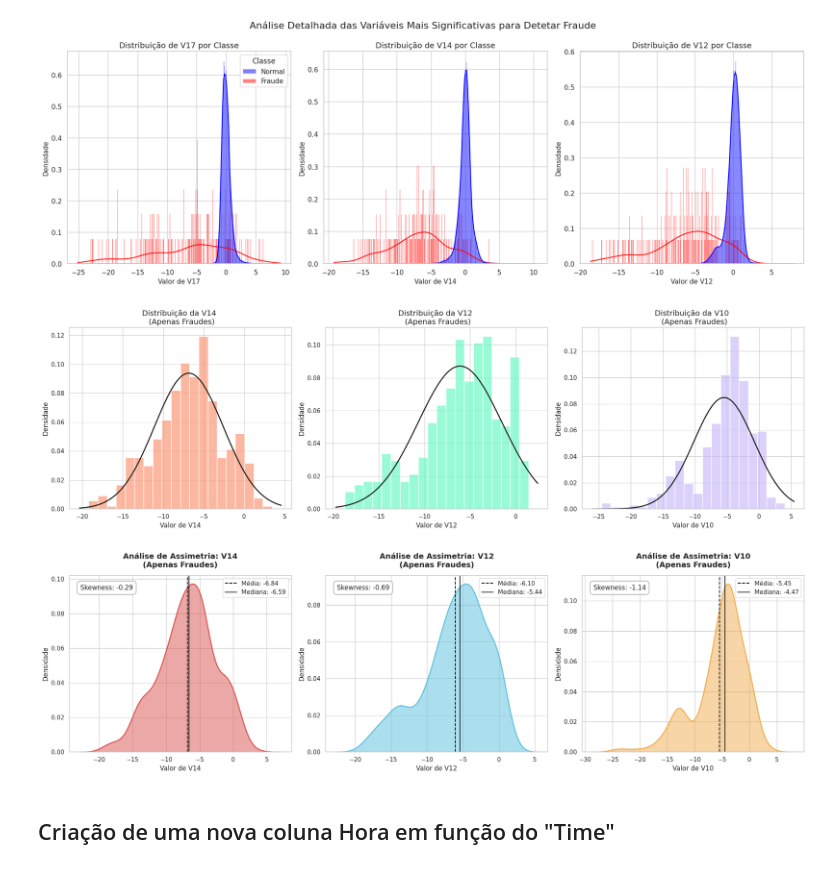
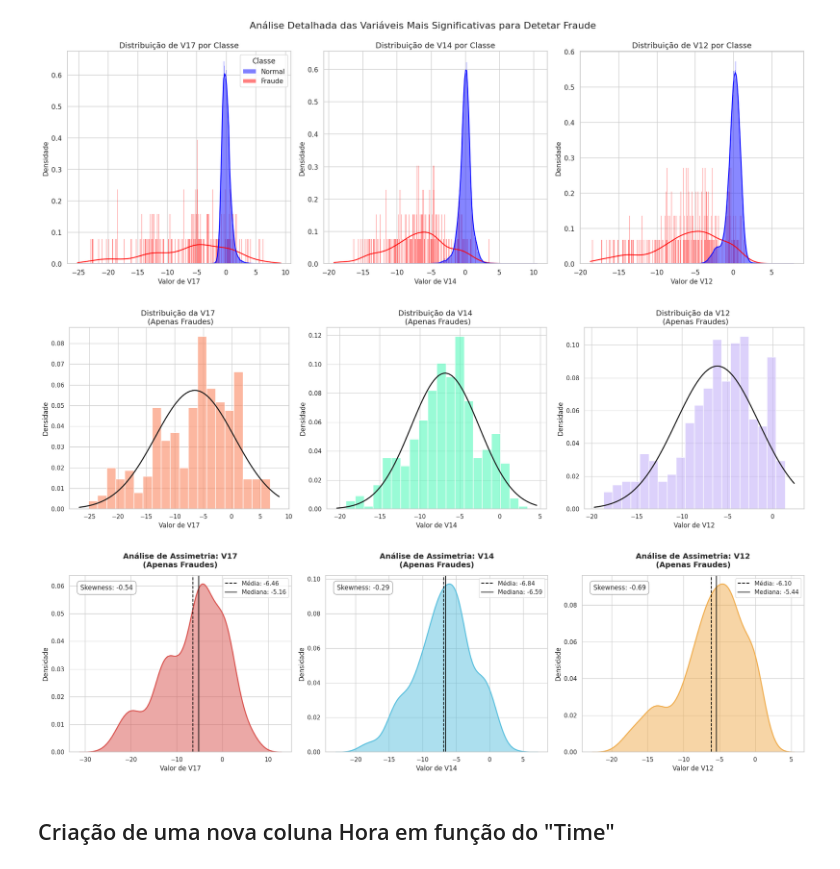
Before and after one commit to tomas15moreira/Projeto-Detecao-de-Transacoes-Fraudulentas-, a Jupyter notebook: notebooks/1.0_eda_limpeza.ipynb, the cells around one changed output. Saved outputs shown, nothing was run; the diff lists cells and outputs as text; code cells hidden in the pictures.

Commit message:
Kaggle Notebook | Projeto_Detecção_de_Transações_Fraudulentas  | Version 29

```diff
--- a/notebooks/1.0_eda_limpeza.ipynb
+++ b/notebooks/1.0_eda_limpeza.ipynb
@@ -440,11 +440,11 @@ import seaborn as sns
 import numpy as np
 from scipy.stats import norm
 
-# Isolar APENAS as transações que são Fraude (Class == 1)
+# Isolar apenas as transações que são Fraude (Class == 1)
 fraudes_df = df[df['Class'] == 1]
 
-# Vamos usar as variáveis V14, V12 e V10
-features_fraude = ['V14', 'V12', 'V10']
+# Vamos usar as variáveis V17, V14 e V12
+features_fraude = ['V17', 'V14', 'V12']
 cores = ['#FB8861', '#56F9BB', '#C5B3F9']
 
 # Criar a figura com 3 sub-gráficos lado a lado
@@ -471,7 +471,7 @@ for i, feature in enumerate(features_fraude):
 plt.tight_layout()
 plt.show()
 # %% [output]
-[figure, old version]
+[figure, new version]
 # %%
 import matplotlib.pyplot as plt
 import seaborn as sns
@@ -481,7 +481,7 @@ import numpy as np
 fraudes_df = df[df['Class'] == 1].copy()
 
 # Variáveis a analisar
-features_fraude = ['V14', 'V12', 'V10']
+features_fraude = ['V17', 'V14', 'V12']
 
 # Paleta de cores moderna e corporativa (diferente do copy-paste clássico)
 cores = ['#D9534F', '#5BC0DE', '#F0AD4E']
@@ -494,34 +494,34 @@ for i, feature in enumerate(features_fraude):
     valores = fraudes_df[feature]
 
     # Cálculos Estatísticos
     media = valores.mean()
     mediana = valores.median()
     assimetria = valores.skew()
 
     # Desenhar a distribuição
     sns.kdeplot(data=valores, ax=axes[i], color=cores[i], fill=True, linewidth=2, alpha=0.5)
 
     # Adicionar as linhas da Média e Mediana
     axes[i].axvline(media, color='black', linestyle='--', linewidth=1.5, label=f'Média: {media:.2f}')
     axes[i].axvline(mediana, color='black', linestyle='-', linewidth=1.5, label=f'Mediana: {mediana:.2f}')
 
     # Formatação do Sub-gráfico
     axes[i].set_title(f'Análise de Assimetria: {feature}\n(Apenas Fraudes)', fontsize=14, fontweight='bold', pad=15)
     axes[i].set_xlabel(f'Valor de {feature}', fontsize=12)
     axes[i].set_ylabel('Densidade', fontsize=12)
 
     # Adicionar a caixa com o valor da Assimetria (Skewness)
     texto_skew = f"Skewness: {assimetria:.2f}"
     axes[i].text(0.05, 0.95, texto_skew, transform=axes[i].transAxes,
                  fontsize=12, verticalalignment='top',
                  bbox=dict(boxstyle='round,pad=0.5', facecolor='white', alpha=0.8, edgecolor='gray'))
 
     axes[i].legend(loc='upper right')
 
 plt.tight_layout()
 plt.show()
 # %% [output]
-[figure, old version]
+[figure, new version]
 # %% [markdown]
 ## Criação de uma nova coluna Hora em função do "Time"
 # %%
```
Also changed, not shown: parts of 18 cells of this notebook.
